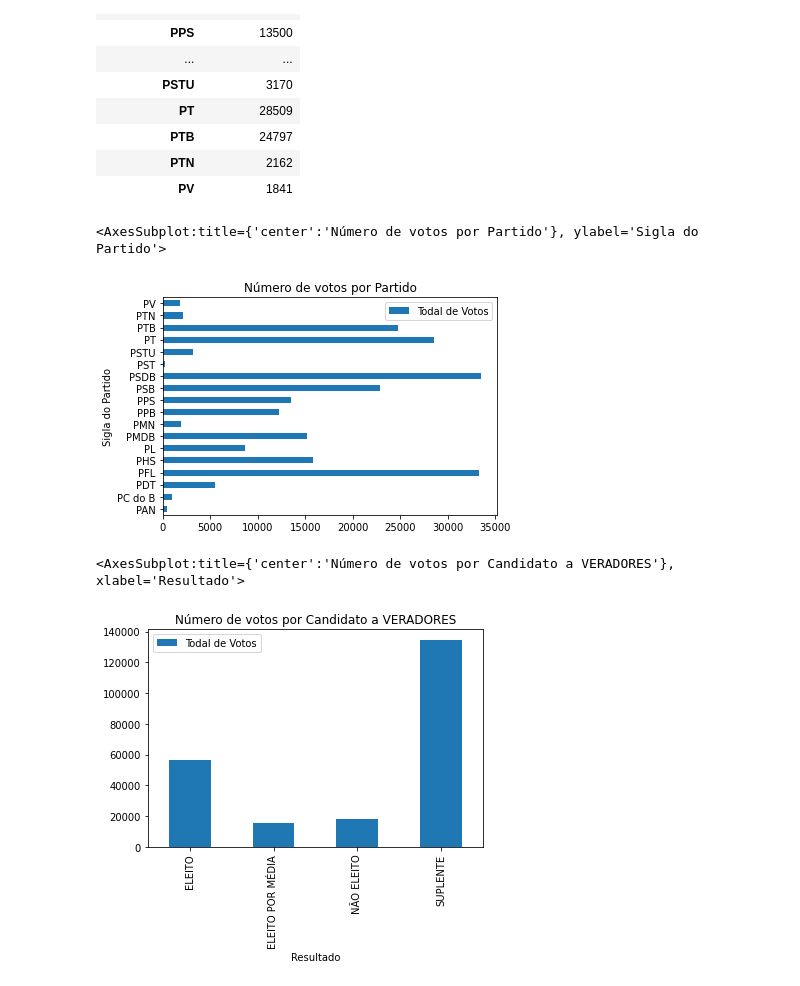
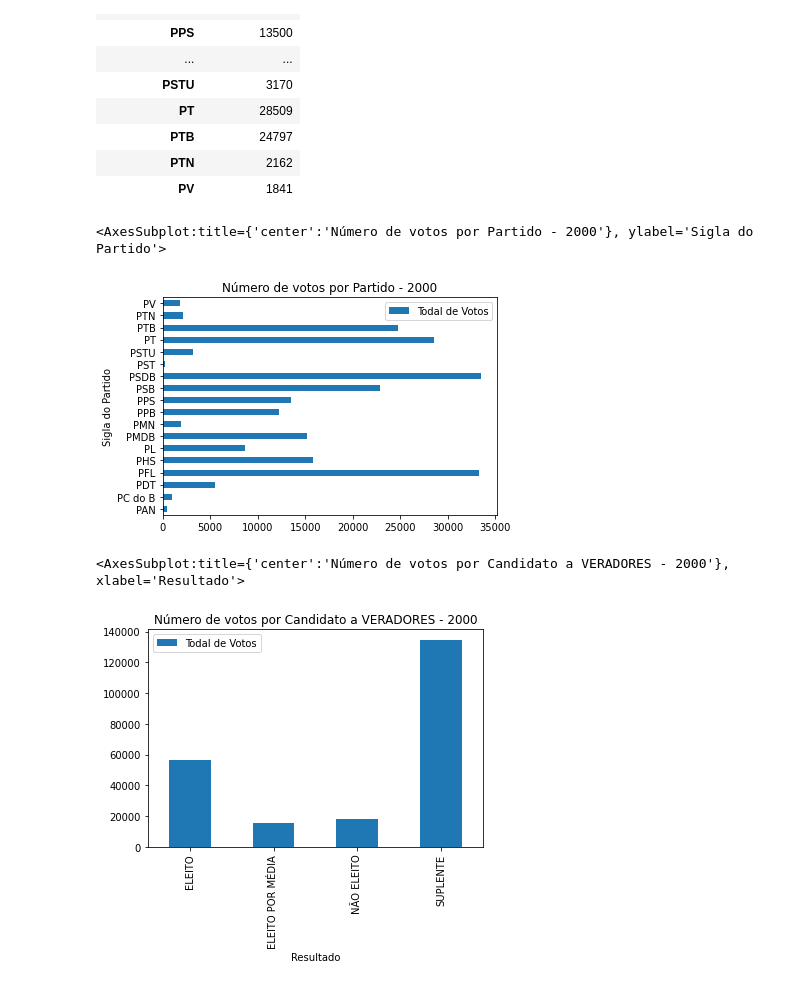
Before and after one commit to PGabriel-MB/AnaliseDadosEleitorais, a Jupyter notebook: Vereadores.ipynb, the cells around one changed output. Cells and saved outputs as stored; diff of their text form; code cells hidden in the pictures.

```diff
--- a/Vereadores.ipynb
+++ b/Vereadores.ipynb
@@ -55,11 +61,11 @@ new_df_vereadores.groupby('Sigla do Partido').sum('Total de Votos')
 # %%
 new_df_vereadores.groupby('Sigla do Partido').sum('Total de Votos').plot(
     kind='barh',
-    title="Número de votos por Partido"
+    title="Número de votos por Partido - 2000"
 )
 # %% [output]
-<AxesSubplot:title={'center':'Número de votos por Partido'}, ylabel='Sigla do Partido'>
+<AxesSubplot:title={'center':'Número de votos por Partido - 2000'}, ylabel='Sigla do Partido'>
-[figure, old version]
+[figure, new version]
 # %%
 data = {
     'Nome do Candidato': df_vereadores['nome_candidato'],
@@ -70,8 +76,8 @@ data = {
 new_df_vereadores = pd.DataFrame(data=data)
 new_df_vereadores.groupby('Resultado').sum('Total de Votos').plot(
     kind='bar',
-    title="Número de votos por Candidato a VERADORES"
+    title="Número de votos por Candidato a VERADORES - 2000"
 )
 # %% [output]
-<AxesSubplot:title={'center':'Número de votos por Candidato a VERADORES'}, xlabel='Resultado'>
+<AxesSubplot:title={'center':'Número de votos por Candidato a VERADORES - 2000'}, xlabel='Resultado'>
-[figure, old version]
+[figure, new version]
```
Also changed, not shown: parts of 7 cells of this notebook, 3 other files.
